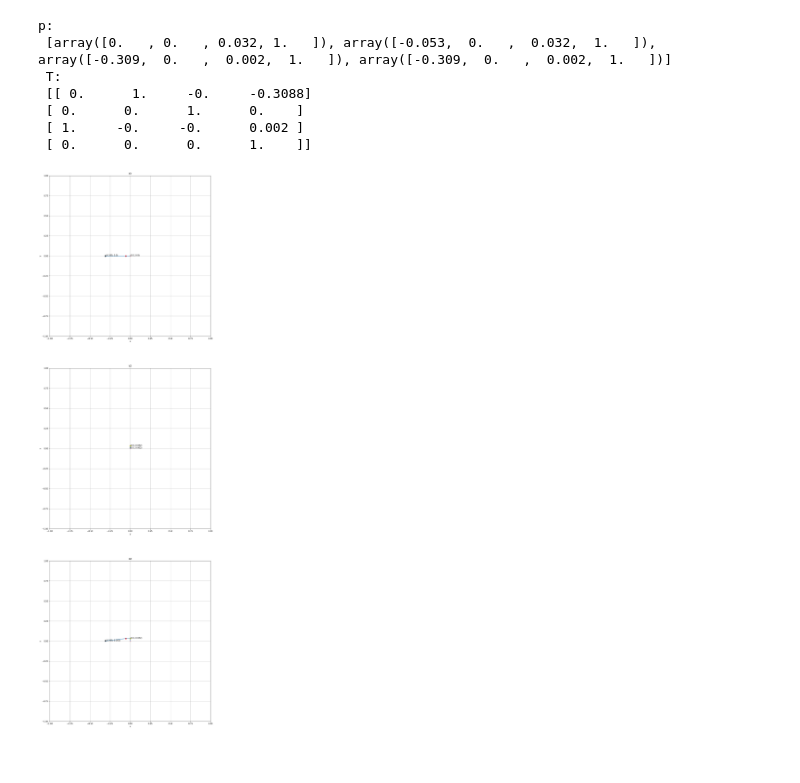
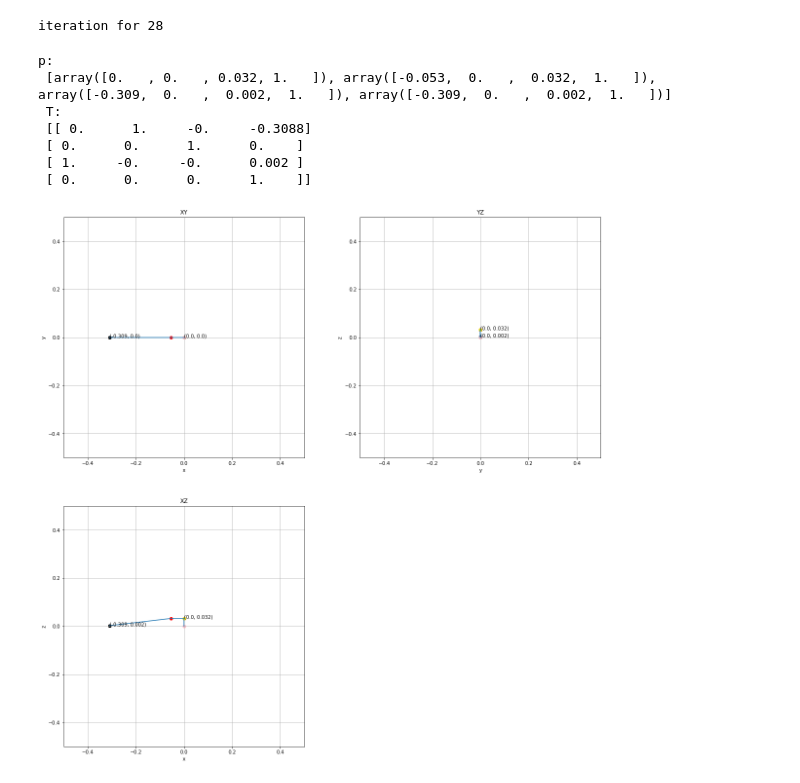
Before and after one commit to XHao1997/InverseKinematics_Sim, a Jupyter notebook: KinematicsofRobotArm.ipynb, the cells around one changed output. Cells and saved outputs as stored; diff of their text form; code cells hidden in the pictures; blank space fills up the shorter version.

```diff
--- a/KinematicsofRobotArm.ipynb
+++ b/KinematicsofRobotArm.ipynb
@@ -70,17 +72,17 @@ def run_game(q_sim):
 # %%
-def sim_in_2D(self):
-    fig = plt.figure(figsize=(50,50))
+def sim_in_2D(self,p,vec):
+    fig = plt.figure(figsize=(20,20))
     p0 = [0,0]
     p1 = p[0][:2] #点p1的坐标值
     p2 = p[1][:2] #点p2的坐标值
     p3 = p[2][:2] #点p2的坐标值
     p4 = p[3][:2] #点p2的坐标值
-    plt.subplot(3,1,1)
+    plt.subplot(2,2,1)
     plt.title('XY')
     plt.xlabel('x')
     plt.ylabel('y')
-    plt.xlim(-1,1)
-    plt.ylim(-1,1)
+    plt.xlim(-0.5,0.5)
+    plt.ylim(-0.5,0.5)
     plt.plot((p0[0],p1[0],p2[0],p3[0],p4[0]),(p0[1],p1[1],p2[1],p3[1],p4[1]))
     plt.grid(visible=True)
     plt.text(p1[0], p1[1], (p1[0], p1[1]))
@@ -91,7 +93,7 @@ def sim_in_2D(self):
     plt.scatter((p1[0],p2[0]),(p1[1],p2[1]),color='red')
     plt.scatter((p1[0]),(p1[1]),color='yellow')
     plt.scatter((p0[0],p0[0]),(p0[1],p0[1]),color='pink')
-    plt.subplot(3,1,2)
+    plt.subplot(2,2,2)
     plt.title('YZ')
     plt.xlabel('y')
     plt.ylabel('z')
@@ -100,8 +102,8 @@ def sim_in_2D(self):
     p2 = p[1][1:] #点p2的坐标值
     p3 = p[2][1:] #点p2的坐标值
     p4 = p[3][1:] #点p2的坐标值
-    plt.xlim(-1,1)
-    plt.ylim(-1,1)
+    plt.xlim(-0.5,0.5)
+    plt.ylim(-0.5,0.5)
     plt.plot((p0[0],p1[0],p2[0],p3[0],p4[0]),(p0[1],p1[1],p2[1],p3[1],p4[1]))
     plt.grid(visible=True)
     plt.text(p1[0], p1[1], (p1[0], p1[1]))
@@ -112,7 +114,7 @@ def sim_in_2D(self):
     plt.scatter((p1[0],p2[0]),(p1[1],p2[1]),color='red')
     plt.scatter((p1[0]),(p1[1]),color='yellow')
     plt.scatter((p0[0],p0[0]),(p0[1],p0[1]),color='pink')
-    plt.subplot(3,1,3)
+    plt.subplot(2,2,3)
     plt.title('XZ')
     plt.xlabel('x')
     plt.ylabel('z')
@@ -121,8 +123,8 @@ def sim_in_2D(self):
     p2 = p[1][[0,2]] #点p2的坐标值
     p3 = p[2][[0,2]] #点p2的坐标值
     p4 = p[3][[0,2]] #点p2的坐标值
-    plt.xlim(-1,1)
-    plt.ylim(-1,1)
+    plt.xlim(-0.5,0.5)
+    plt.ylim(-0.5,0.5)
     plt.plot((p0[0],p1[0],p2[0],p3[0],p4[0]),(p0[1],p1[1],p2[1],p3[1],p4[1]))
     plt.grid(visible=True)
     plt.text(p1[0], p1[1], (p1[0], p1[1]))
@@ -208,6 +211,36 @@ class robot_arm_2dof:
     # state change
     def Init_state(self, q):
         self.q = q
+# %%
+'''SIMULATION'''
+# SIMULATION PARAMETERS
+dt = 1  # intergration step timedt = 0.01 # integration step time
+dts = dt * 1  # desired simulation step time (NOTE: it may not be achieved)
+
+# ROBOT PARAMETERS
+x0 = 0.0  # base x position
+y0 = 0.0  # base y position
+l1 = 0.3  # link 1 length
+l2 = 0.3  # link 2 length
+l = [l1, l2]  # link length
+
+# REFERENCE TRAJETORY
+ts = dt  # trajectory size
+x = 1
+y = 1
+
+# SIMULATOR
+# initialise robot model class
+model = robot_arm_2dof(l)
+q_init = [-np.pi, np.pi/2]
+model.Init_state(q_init)
+p_ref = [0.0, 0.6]  # reference endpoint trajectory
+q_IK_numerical, q_sim = model.IK_Numerical(p_ref)
+print("iteration for", len(q_sim))
+q_IK_analytical = model.IK_Analytical(p_ref)
+pr_numerical = model.FK(q_IK_numerical)
+# %% [output]
+iteration for 28
 # %%
 class robotarm_3RP:
     def __init__(self,q):
@@ -261,24 +294,26 @@ class robotarm_3RP:
 # %%
 # SIMULATOR
 # initialise robot model class
 q = np.array([0,0,0,0])
+p = np.array([0,0,0])
+vec = np.array([1,1,1])
 model = robotarm_3RP(q)
 # T = np.array([[0,0,0,-0.5],
 #              [0,0,0,-0.5],
 #              [0,0,0,3],
 #              [0,0,0,3]])
 # model.IK_analytical(T)
 p,T2 = model.FK_SDH()
 print("p: \n",p,"\n","T: \n",np.around(T2,10))
-sim_in_2D(p)
+sim_in_2D(q,p,vec)
 # %% [output]
 p:
  [array([0.   , 0.   , 0.032, 1.   ]), array([-0.053,  0.   ,  0.032,  1.   ]), array([-0.309,  0.   ,  0.002,  1.   ]), array([-0.309,  0.   ,  0.002,  1.   ])]
  T:
  [[ 0.      1.     -0.     -0.3088]
  [ 0.      0.      1.      0.    ]
  [ 1.     -0.     -0.      0.002 ]
  [ 0.      0.      0.      1.    ]]
-[figure, old version]
+[figure, new version]
 # %%
 math.atan2(1,1)
```
Also changed, not shown: parts of 5 cells of this notebook, 2 other files.
